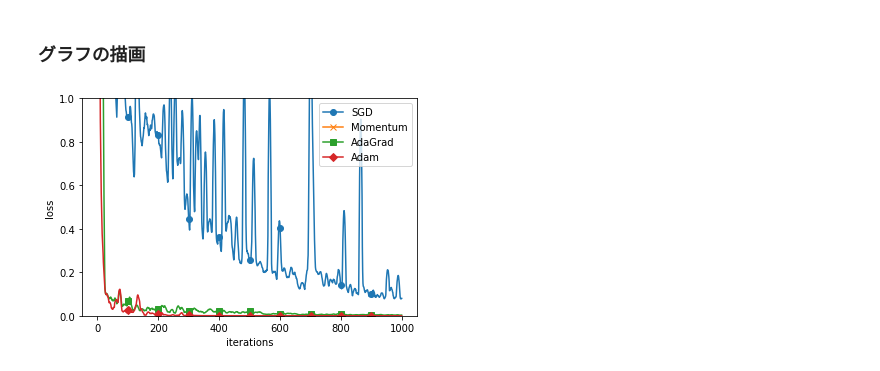
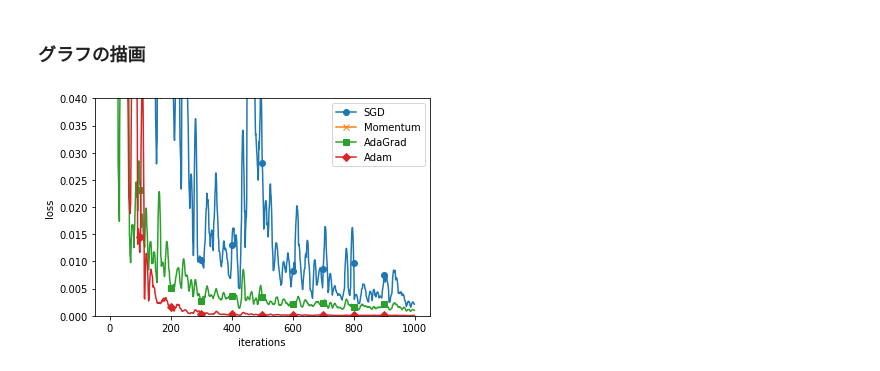
Before and after one commit to Calm-Ano/sound_researching, a Jupyter notebook: Crassify_aiueo/learnning.ipynb, the cells around one changed output. Cells and saved outputs as stored; diff of their text form; code cells hidden in the pictures.

Commit message:
arranged graph

```diff
--- a/Crassify_aiueo/learnning.ipynb
+++ b/Crassify_aiueo/learnning.ipynb
@@ -181,12 +181,12 @@ Adam    :2.8713537455944503e-05
 # %%
 markers = {"SGD" : "o", "Momentum" : "x", "AdaGrad" : "s", "Adam" : "D"}
 x = np.arange(max_iterations)
 for key in optimizers.keys():
     plt.plot(x, smooth_curve(train_loss[key]), marker=markers[key], markevery=100, label=key)
 plt.xlabel("iterations")
 plt.ylabel("loss")
-plt.ylim(0, 1)
+plt.ylim(0, 0.04)
 plt.legend()
 plt.show()
 # %% [output]
-[figure, old version]
+[figure, new version]
```
Also changed, not shown: parts of 1 cell of this notebook.
